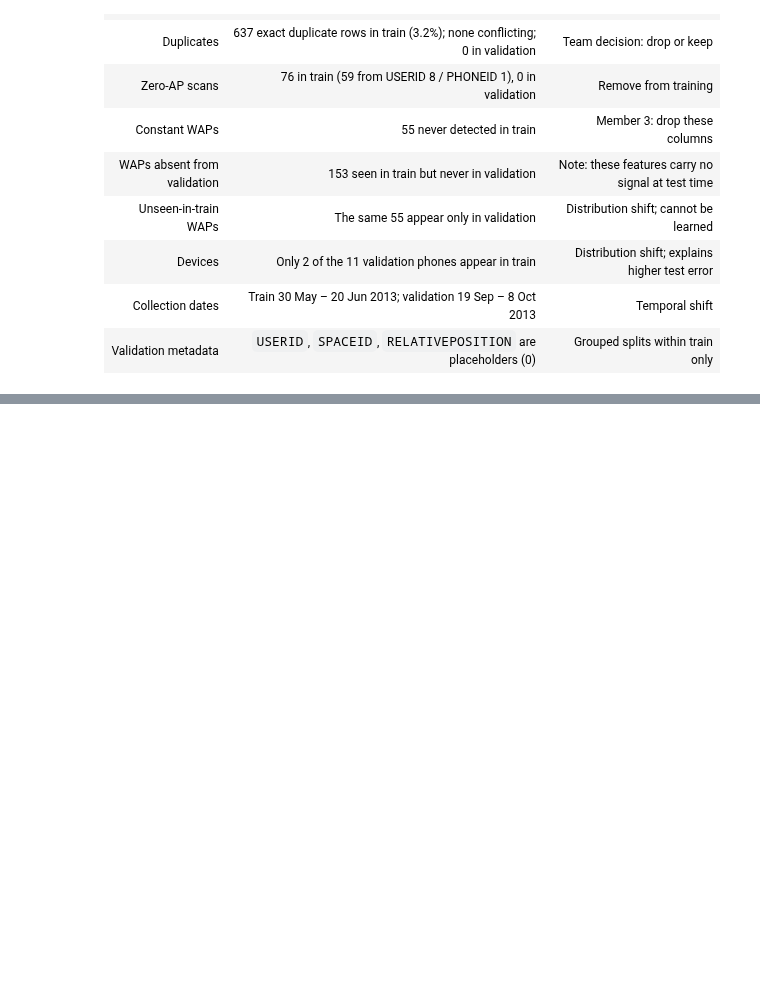
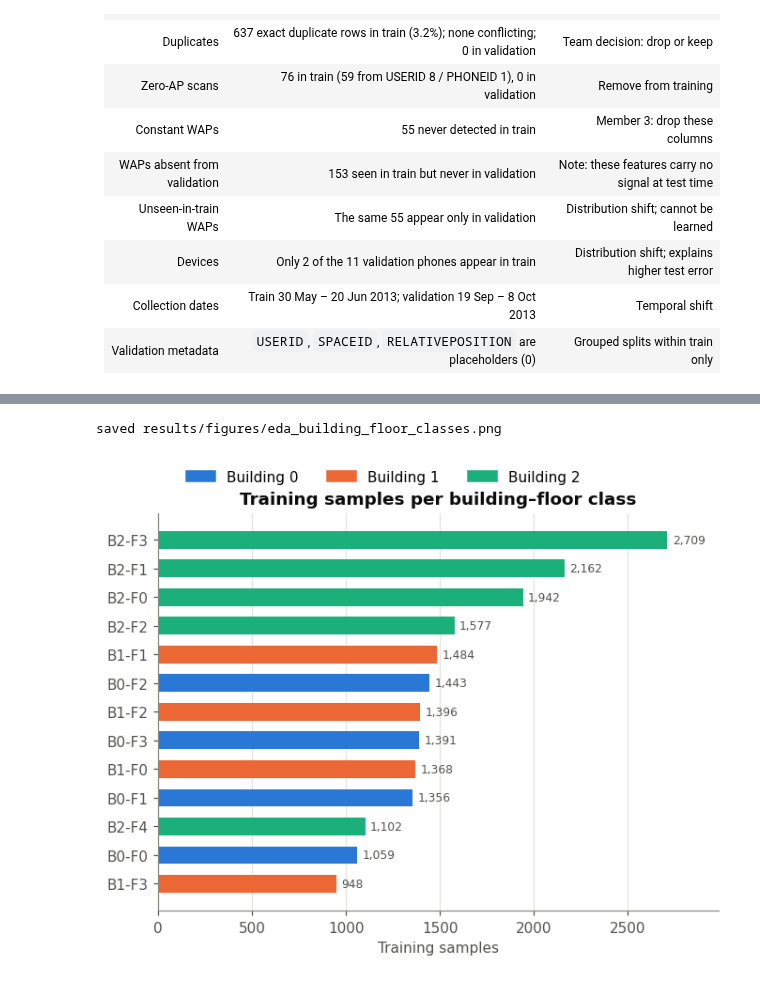
Before and after one commit to Hashicy/indoor-wifi-positioning, a Jupyter notebook: notebooks/01_dataset_eda.ipynb, the cells around one changed output, grey strips where cells are left out. Cells and saved outputs as stored; diff of their text form; code cells hidden in the pictures; blank space fills up the shorter version.

```diff
--- a/notebooks/01_dataset_eda.ipynb
+++ b/notebooks/01_dataset_eda.ipynb
@@ -352,0 +495,13 @@ cross-validation errors within the training file. That is expected and is not a
+# %%
+keys = ["BUILDINGID", "FLOOR"]
+samples = train.groupby(keys).size().rename("samples")
+
+# A reference point = a unique (longitude, latitude) position where scans were taken
+ref_pts = (train[keys + ["LONGITUDE", "LATITUDE"]].drop_duplicates()
+                .groupby(keys).size().rename("reference_points"))
+
+classes = pd.concat([samples, ref_pts], axis=1).reset_index()
+classes["samples_per_point"] = (classes["samples"] / classes["reference_points"]).round(1)
+classes["% of train"] = (classes["samples"] / len(train) * 100).round(1)
+classes["label"] = "B" + classes["BUILDINGID"].astype(str) + "-F" + classes["FLOOR"].astype(str)
+display(classes.set_index("label"))
@@ -352,0 +524,20 @@ cross-validation errors within the training file. That is expected and is not a
+# %%
+order = classes.sort_values("samples", ascending=True)
+fig, ax = plt.subplots(figsize=(7, 5))
+ax.barh(order["label"], order["samples"], height=0.62,
+        color=[BUILDING_COLORS[b] for b in order["BUILDINGID"]])
+for y, n in enumerate(order["samples"]):
+    ax.text(n + order["samples"].max() * 0.01, y, f"{n:,}", va="center", fontsize=8, color=TEXT)
+ax.grid(axis="y", visible=False)
+ax.grid(axis="x", visible=True)
+ax.set_xlabel("Training samples")
+ax.set_title("Training samples per building–floor class")
+from matplotlib.patches import Patch
+ax.legend(handles=[Patch(color=c, label=f"Building {b}") for b, c in BUILDING_COLORS.items()],
+          loc="lower left", bbox_to_anchor=(0, 1.0), ncol=3, borderaxespad=1.6)
+ax.set_xlim(0, order["samples"].max() * 1.1)
+save(fig, "building_floor_classes")
+plt.show()
+# %% [output]
+saved results/figures/eda_building_floor_classes.png
+[figure, added]
```
Also changed, not shown: parts of 15 cells of this notebook, 4 other files.
